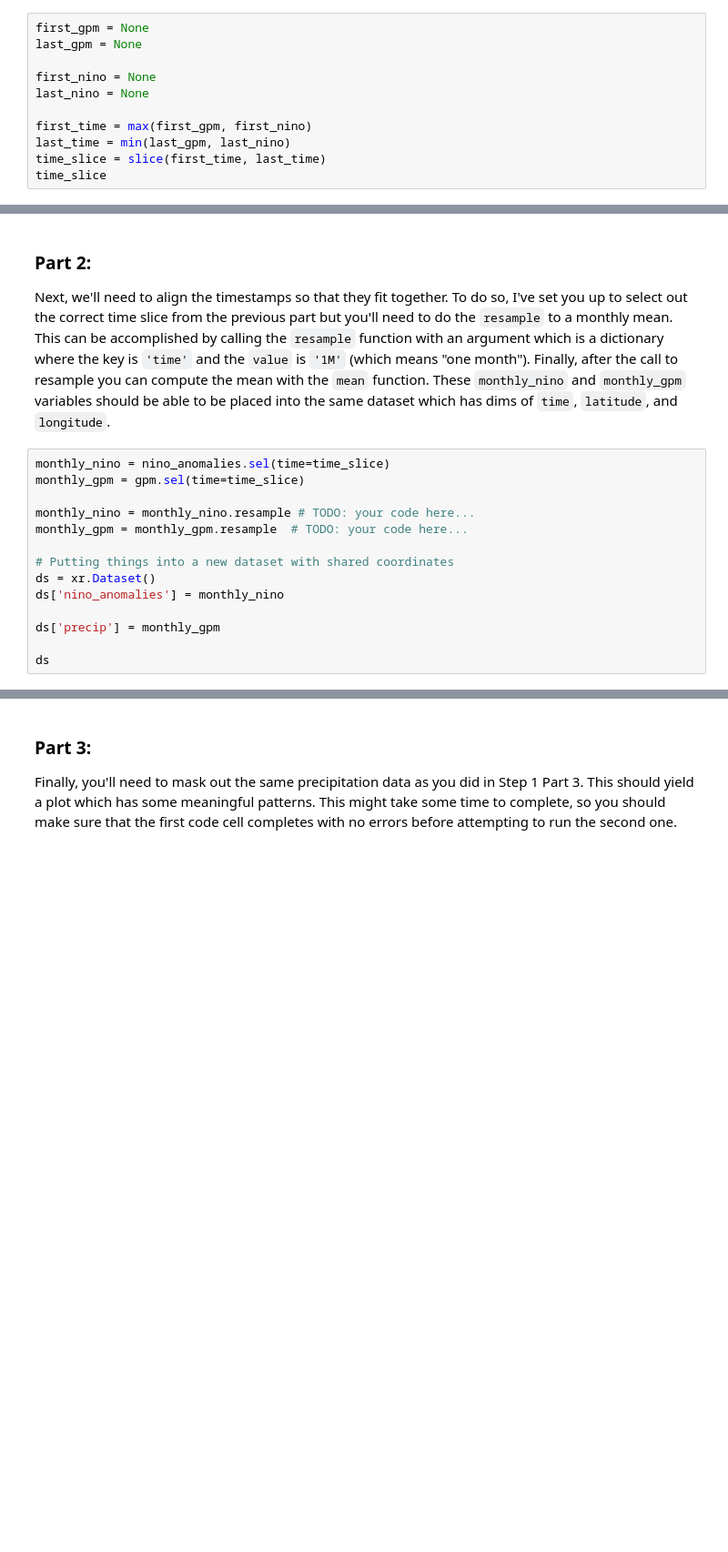
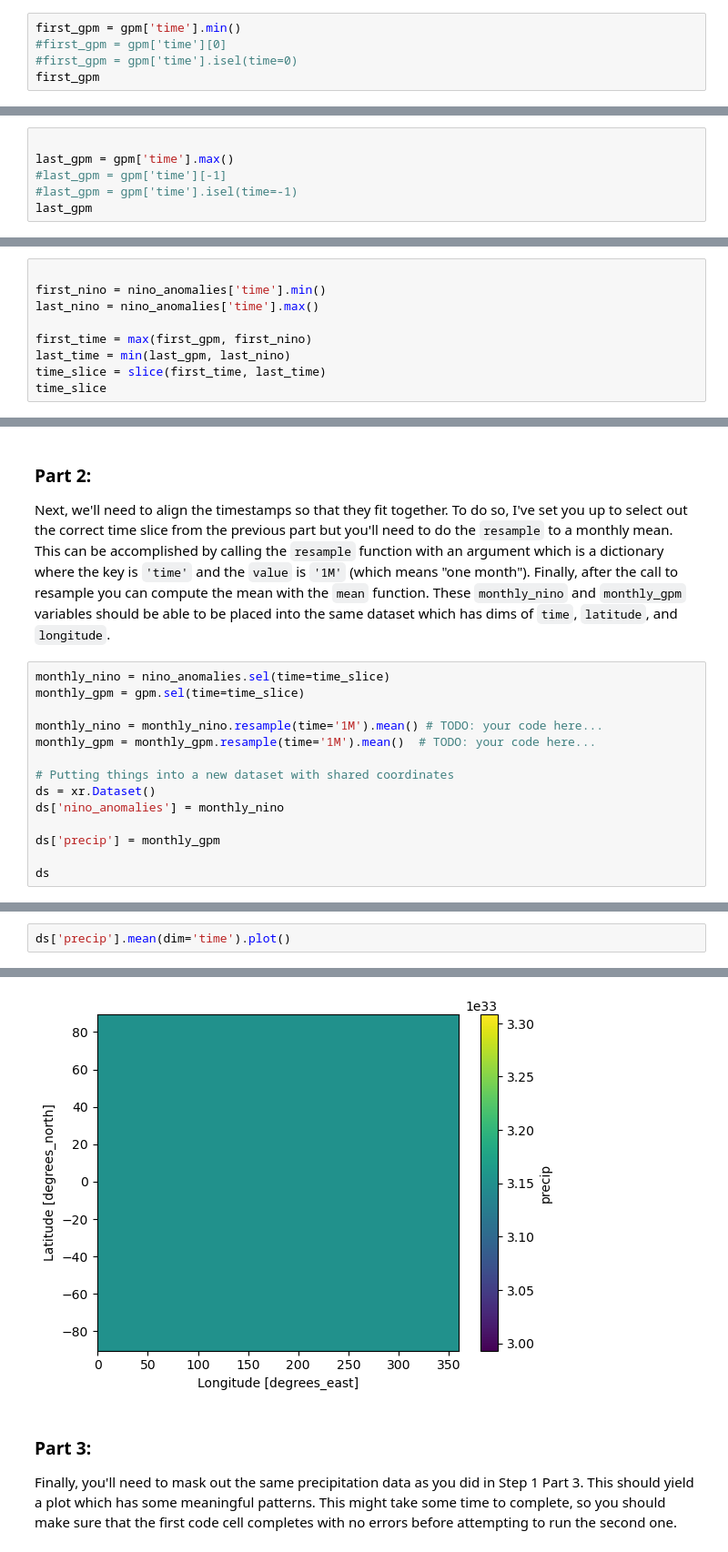
Before and after one commit to HAS-Tools-Fall2022/homework_AnikDas, a Jupyter notebook: Week11-xarray_exercises/xarray_exercises_pt2.ipynb, the cells around one changed output, grey strips where cells are left out. Shown at 91% size. Drawn from its saved outputs; the diff is of its cells as text; blank space fills up the shorter version.

```diff
--- a/Week11-xarray_exercises/xarray_exercises_pt2.ipynb
+++ b/Week11-xarray_exercises/xarray_exercises_pt2.ipynb
@@ -240,13 +304,7 @@ We've actually already taken care of one pieces of this by calculating the `nino
 
 Find the first and last times in both the `gpm` and `nino_anomalies` datasets. These can be computed by calling the `min` and `max` functions on the "time" dimension of each dataset, respectively. This cell should print out a single time slice with times starting in 1996 and ending in 2021.
 # %%
-first_gpm = None
-last_gpm = None
-
-first_nino = None
-last_nino = None
-
-first_time = max(first_gpm, first_nino)
-last_time = min(last_gpm, last_nino)
-time_slice = slice(first_time, last_time)
-time_slice
+first_gpm = gpm['time'].min()
+#first_gpm = gpm['time'][0]
+#first_gpm = gpm['time'].isel(time=0)
+first_gpm
@@ -252,0 +314,6 @@ time_slice
+# %%
+
+last_gpm = gpm['time'].max()
+#last_gpm = gpm['time'][-1]
+#last_gpm = gpm['time'].isel(time=-1)
+last_gpm
@@ -252,0 +323,9 @@ time_slice
+# %%
+
+first_nino = nino_anomalies['time'].min()
+last_nino = nino_anomalies['time'].max()
+
+first_time = max(first_gpm, first_nino)
+last_time = min(last_gpm, last_nino)
+time_slice = slice(first_time, last_time)
+time_slice
@@ -258,8 +341,8 @@ Next, we'll need to align the timestamps so that they fit together. To do so, I'
 monthly_nino = nino_anomalies.sel(time=time_slice)
 monthly_gpm = gpm.sel(time=time_slice)
 
-monthly_nino = monthly_nino.resample # TODO: your code here...
-monthly_gpm = monthly_gpm.resample  # TODO: your code here...
+monthly_nino = monthly_nino.resample(time='1M').mean() # TODO: your code here...
+monthly_gpm = monthly_gpm.resample(time='1M').mean()  # TODO: your code here...
 
 # Putting things into a new dataset with shared coordinates
 ds = xr.Dataset()
@@ -270,0 +399,3 @@ ds
+# %%
+ds['precip'].mean(dim='time').plot()
+# %% [output]
@@ -271,3 +403,4 @@ ds
+[figure, added]
 # %% [markdown]
 ### Part 3:
 Finally, you'll need to mask out the same precipitation data as you did in Step 1 Part 3. This should yield a plot which has some meaningful patterns. This might take some time to complete, so you should make sure that the first code cell completes with no errors before attempting to run the second one.
```
Also changed, not shown: parts of 18 cells of this notebook.
